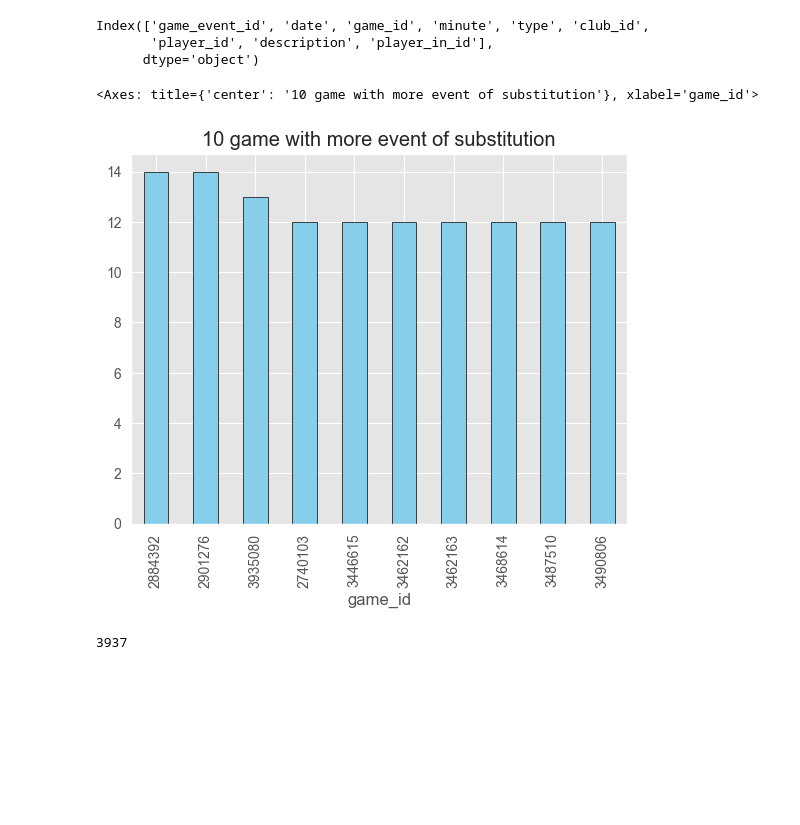
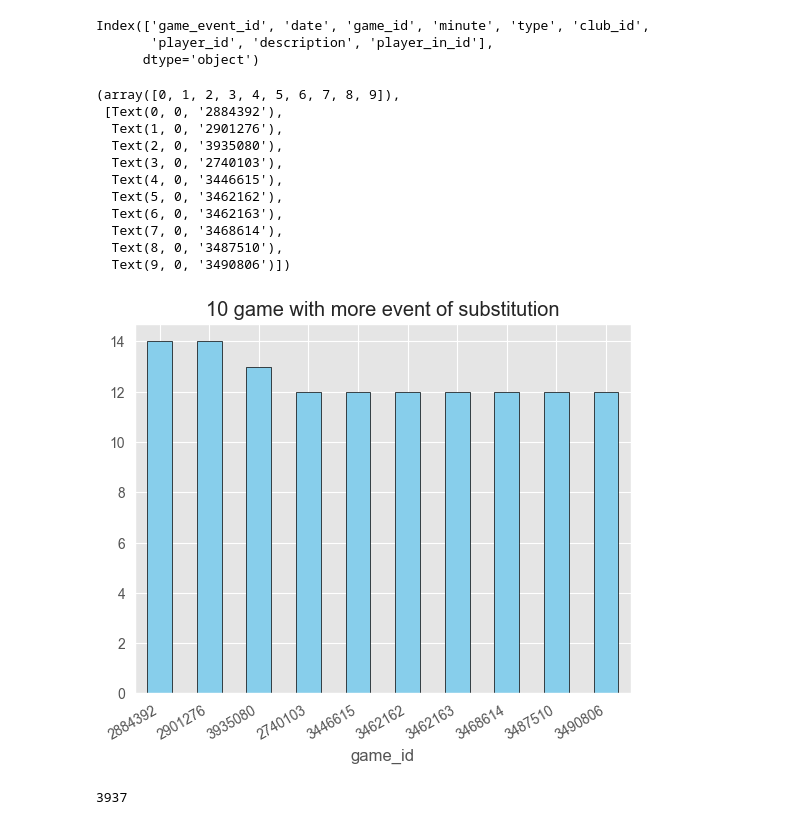
Before and after one commit to Bilguun-Batsaikhan/IUM-TWEB, a Jupyter notebook: Solution/jupyter_notebook/game_events.ipynb, the cells around one changed output. Drawn from its saved outputs; the diff is of its cells as text; code cells hidden in the pictures; blank space fills up the shorter version.

Commit message:
Finish game_events

```diff
--- a/Solution/jupyter_notebook/game_events.ipynb
+++ b/Solution/jupyter_notebook/game_events.ipynb
@@ -655,12 +644,23 @@ Index(['game_event_id', 'date', 'game_id', 'minute', 'type', 'club_id',
 # %%
 substitution.groupby('game_id').count()['game_event_id'].nlargest(10).plot(kind = 'bar',
                                             title = '10 game with more event of substitution',
                                             y = "Number of occurrences",
                                             color = "skyblue",
                                             edgecolor = "black")
+plt.xticks(rotation=30, ha='right')
 # %% [output]
-<Axes: title={'center': '10 game with more event of substitution'}, xlabel='game_id'>
+(array([0, 1, 2, 3, 4, 5, 6, 7, 8, 9]),
+ [Text(0, 0, '2884392'),
+  Text(1, 0, '2901276'),
+  Text(2, 0, '3935080'),
+  Text(3, 0, '2740103'),
+  Text(4, 0, '3446615'),
+  Text(5, 0, '3462162'),
+  Text(6, 0, '3462163'),
+  Text(7, 0, '3468614'),
+  Text(8, 0, '3487510'),
+  Text(9, 0, '3490806')])
-[figure, old version]
+[figure, new version]
 # %%
 substitution.loc[substitution['minute'] > 90].value_counts().sum()
 # %% [output]
```
Also changed, not shown: parts of 10 cells of this notebook.
